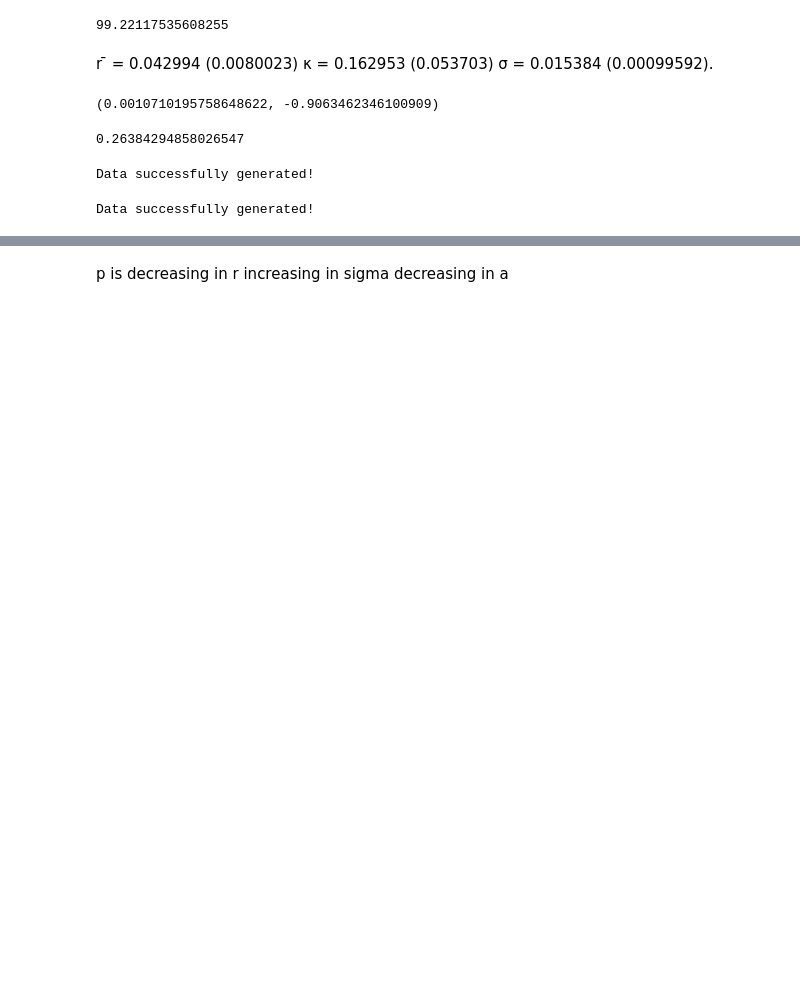
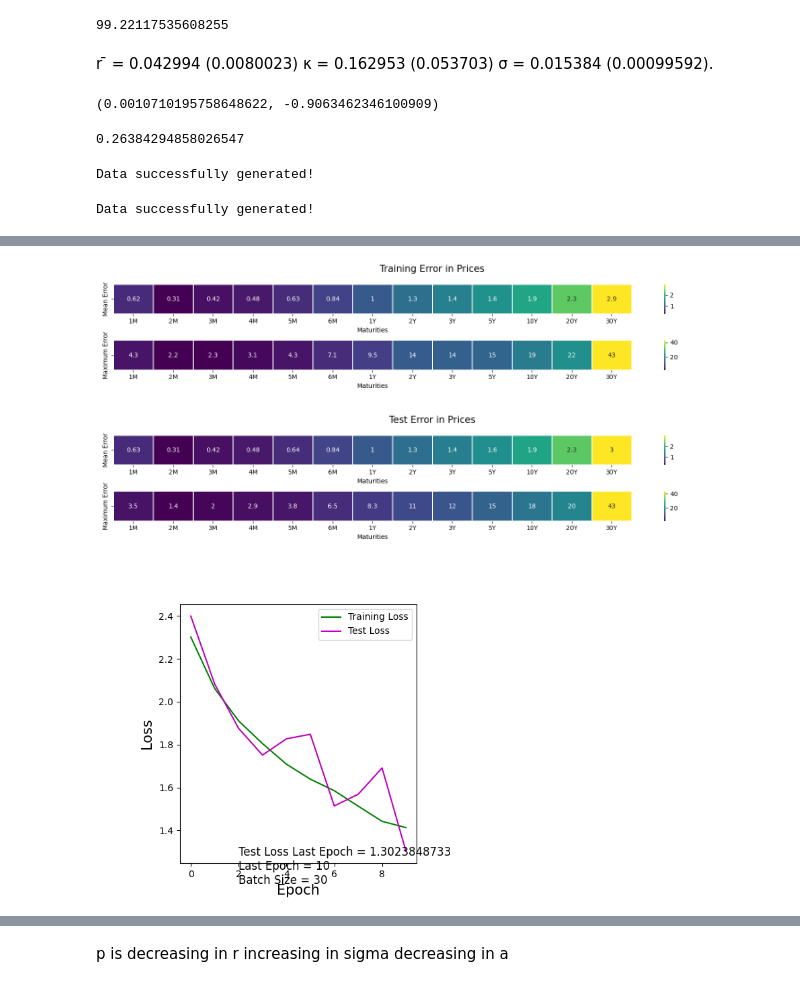
Before and after one commit to samaypanwar/FYP-Code, a Jupyter notebook: notebooks/test.ipynb, the cells around one changed output, grey strips where cells are left out. Saved outputs shown, nothing was run; the diff lists cells and outputs as text; code cells hidden in the pictures; blank space fills up the shorter version.

```diff
--- a/notebooks/test.ipynb
+++ b/notebooks/test.ipynb
@@ -222,3 +149,9 @@ Total params: 2,413
 Trainable params: 2,413
 Non-trainable params: 0
 _________________________________________________________________
+# %%
+train_model(model = model, epochs = 10)
+# %% [output]
+[figure, added]
+[figure, added]
+[figure, added]
```
Also changed, not shown: parts of 104 cells of this notebook, 15 other files.
